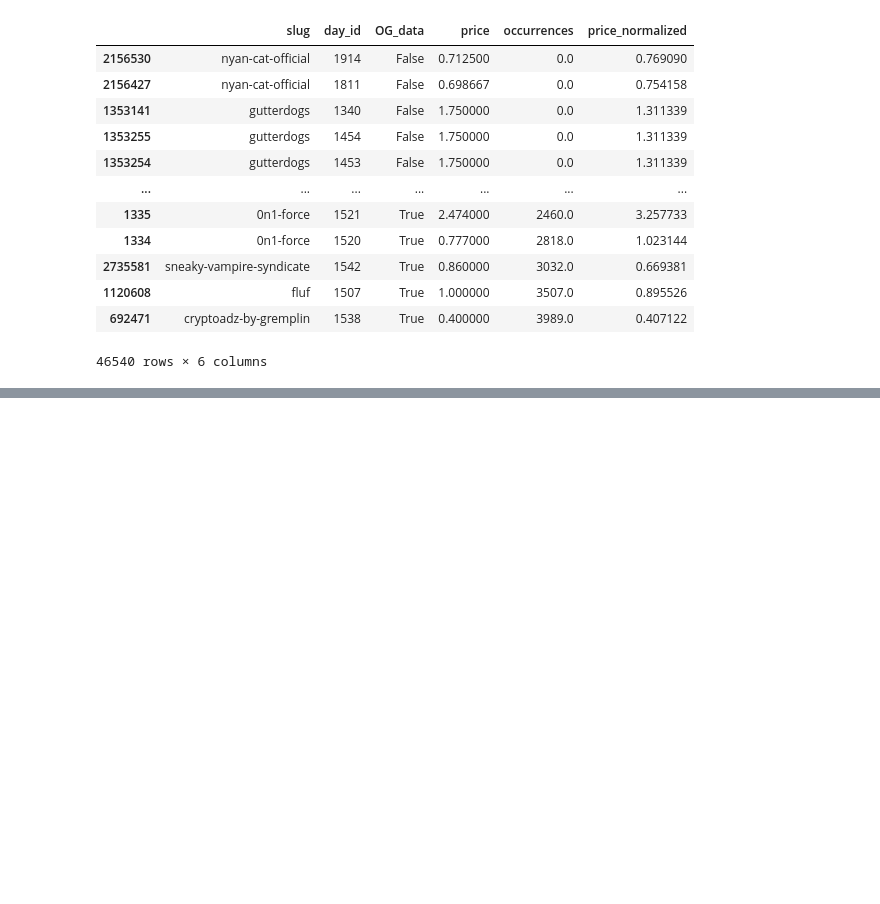
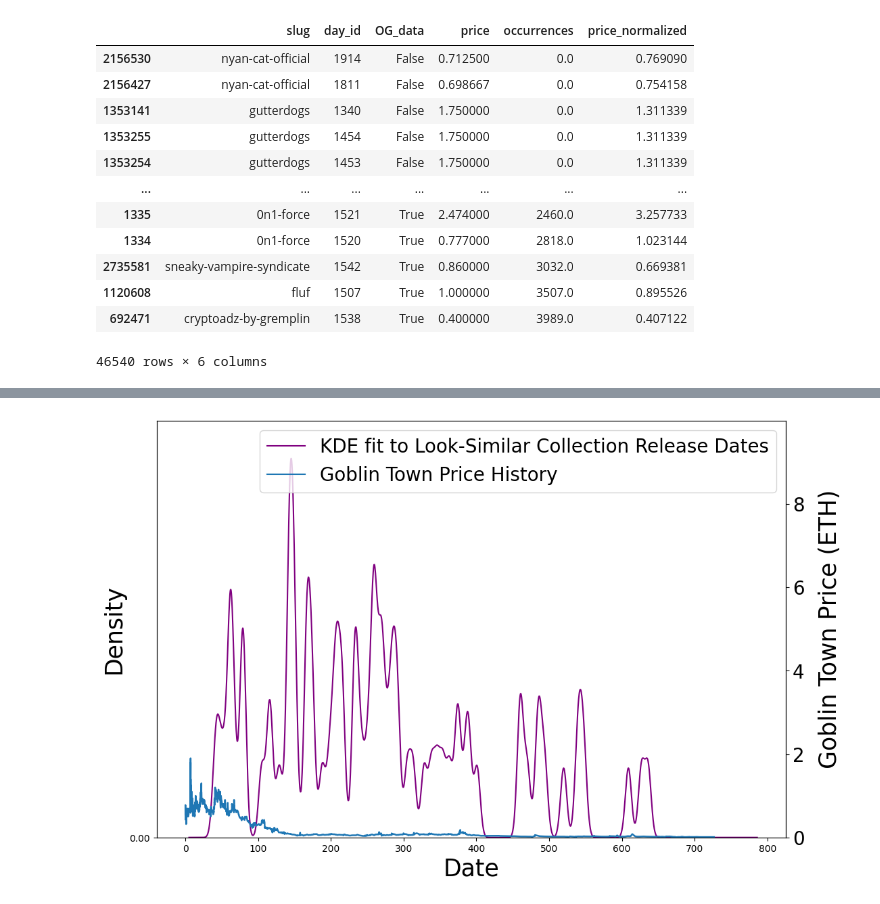
Before and after one commit to narunraman/nft_research, a Jupyter notebook: Dino/narun_figures.ipynb, the cells around one changed output, grey strips where cells are left out. Saved outputs shown, nothing was run; the diff lists cells and outputs as text; code cells hidden in the pictures; blank space fills up the shorter version.

```diff
--- a/Dino/narun_figures.ipynb
+++ b/Dino/narun_figures.ipynb
@@ -846,0 +883,80 @@ df.query('slug=="world-of-women-nft" and day_id==1599')
+# %%
+import numpy as np
+import matplotlib.pyplot as plt
+from sklearn.neighbors import KernelDensity
+import matplotlib as mpl
+from matplotlib import font_manager
+
+# mpl.rcParams.update(mpl.rcParamsDefault)
+# plt.style.use('narunraman.mplstyle')
+
+# Assuming you've already fit the KDE and have the model stored in 'kde'
+# Generate data for plotting the KDE
+x = np.linspace(-30, max(data+150), 2000).reshape(-1, 1)  # assuming 'data' is your data
+
+# Calculate the log density values
+log_density = kde.score_samples(x)
+fig, ax1 = plt.subplots(figsize=(12, 8))
+
+# Plot the KDE
+ax1.plot(x+35, np.exp(log_density), label='KDE fit to Look-Similar Collection Release Dates', color='purple')
+x_map = {
+    -20:"29/04/2022",
+    0:"19/05/2022",
+    20:"08/06/2022",
+    40:"28/06/2022",
+    60:"18/07/2022",
+    80:"07/08/2022",
+    100:"27/08/2022",
+    160:"26/10/2022"
+}
+ax1.set_xlabel('Date', fontweight='normal', fontsize=25)
+ax1.set_ylabel('Density', fontweight='normal', fontsize=25)
+locs = [-20,0,20,40,60,80,100,160]
+dates = [x_map[x] for x in locs]
+# ax1.set_xticks(locs)
+# ax1.set_xticklabels(dates)
+
+# Create a secondary y-axis
+ax2 = ax1.twinx()
+ax2.set_ylabel('Goblin Town Price (ETH)', labelpad=15, fontweight='normal', fontsize=25)
+ax2.yaxis.set_label_position("right")
+ax2.yaxis.tick_right()
+# ax2.yaxis.set_label('Goblin Town Price (ETH)')
+
+# Set y-ticks every 5 units
+yticks = np.linspace(0, 0.08, 5)
+ax1.set_yticks(yticks)
+# plt.yticks(yticks)
+
+# Add horizontal grid lines
+# for ytick in yticks:
+#     ax2.axhline(ytick, linestyle='--', color='lightgray', linewidth=0.5)
+
+ax1.grid(False)
+ax2.grid(False)
+cfu.plot_price_chart_smooth(top_slug)
+ax1.plot([], [], label='Goblin Town Price History')  # Add an empty plot with the desired label
+
+locs = [15,75,135,195]
+x_map = {
+    15:"29/04/2022",
+    35:"19/05/2022",
+    55:"08/06/2022",
+    75:"28/06/2022",
+    95:"18/07/2022",
+    115:"07/08/2022",
+    135:"27/08/2022",
+    195:"26/10/2022"
+}
+dates = [x_map[x] for x in locs]
+ax1.legend(fontsize=20)
+# ax2.set_xticks(locs)
+# ax2.set_xticklabels(dates)
+# ax2.set_xlim(5,255)
+ax1.set_ylim(0.0, 1.1 * abs(np.exp(log_density).max()))
+
+# plt.savefig('plots/goblintownwtf_kde.pdf', format='pdf', bbox_inches='tight')
+plt.show()
+# %% [output]
+[figure, added]
```
Also changed, not shown: parts of 2 cells of this notebook, 25 other files.
